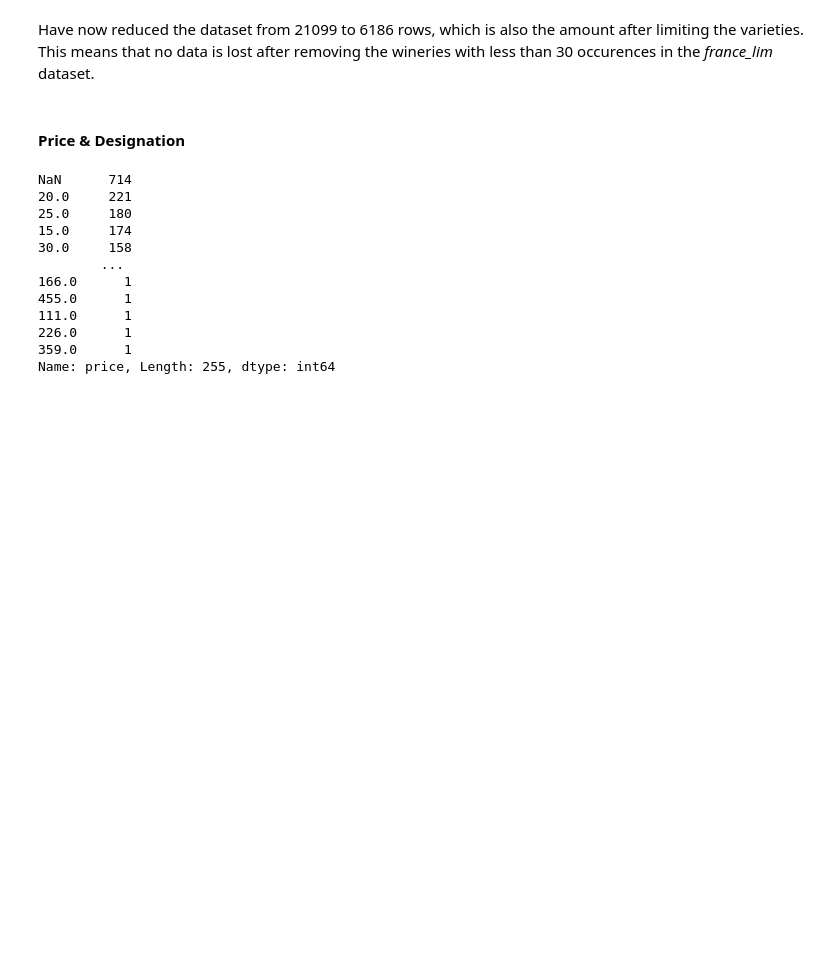
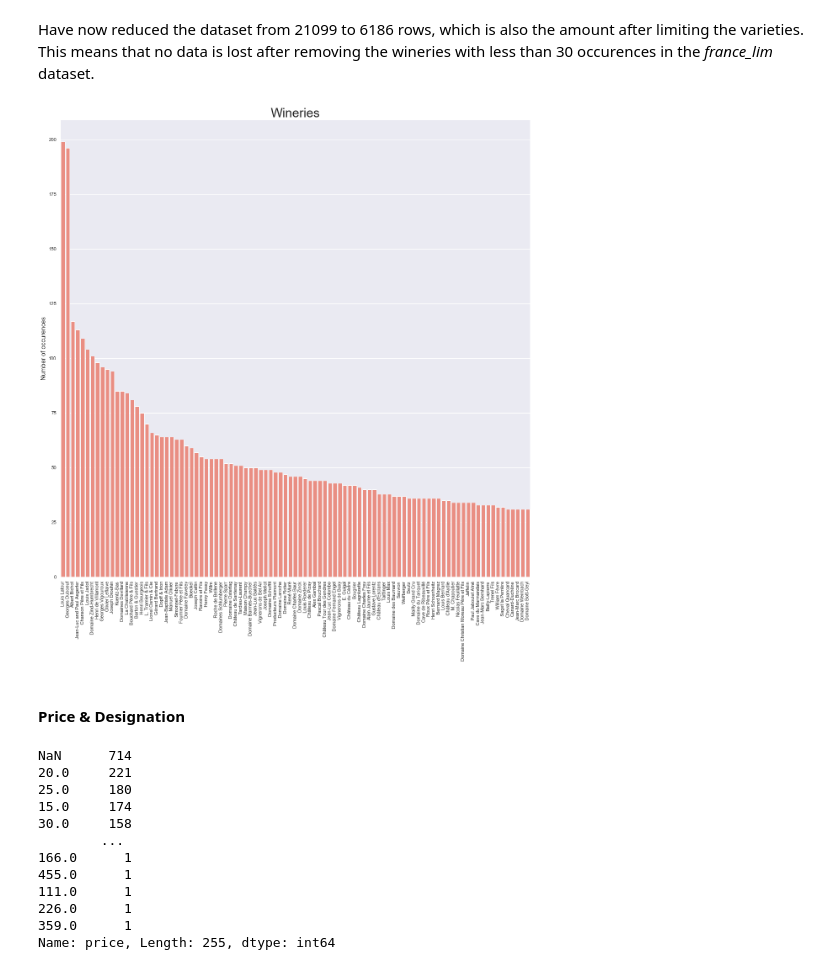
Before and after one commit to com-480-data-visualization/com-480-project-lesvizerables, a Jupyter notebook: Milestone1.ipynb, the cells around one changed output. Cells and saved outputs as stored; diff of their text form; code cells hidden in the pictures; blank space fills up the shorter version.

```diff
--- a/Milestone1.ipynb
+++ b/Milestone1.ipynb
@@ -148,6 +166,16 @@ wines_lim.head(3)
 | 2 | Soft and fruity, this is a genero... | Eté Indien | 86 | 14.0 | Beaujolais | Brouilly | Vignerons de Bel Air 2011 Eté Ind... | Gamay | Vignerons de Bel Air |
 # %% [markdown]
 Have now reduced the dataset from 21099 to 6186 rows, which is also the amount after limiting the varieties. This means that no data is lost after removing the wineries with less than 30 occurences in the *france_lim* dataset.
+# %%
+sns.set(rc={'figure.figsize':(20,20)})
+s = sns.barplot(x = wanted_wineries.index, y = wanted_wineries.values, color = 'salmon')
+s.set_xticklabels(labels = wanted_wineries.index, rotation=90) # rotate text on x-axis to avoid overlap
+s.set_title('Wineries', fontsize = 30)
+s.set_ylabel('Number of occurences', fontsize = 15)
+
+plt.savefig('wineries_vertical.pdf', format='pdf')
+# %% [output]
+[figure, added]
 # %% [markdown]
 #### Price & Designation
 # %%
```
Also changed, not shown: parts of 10 cells of this notebook, 5 other files.
